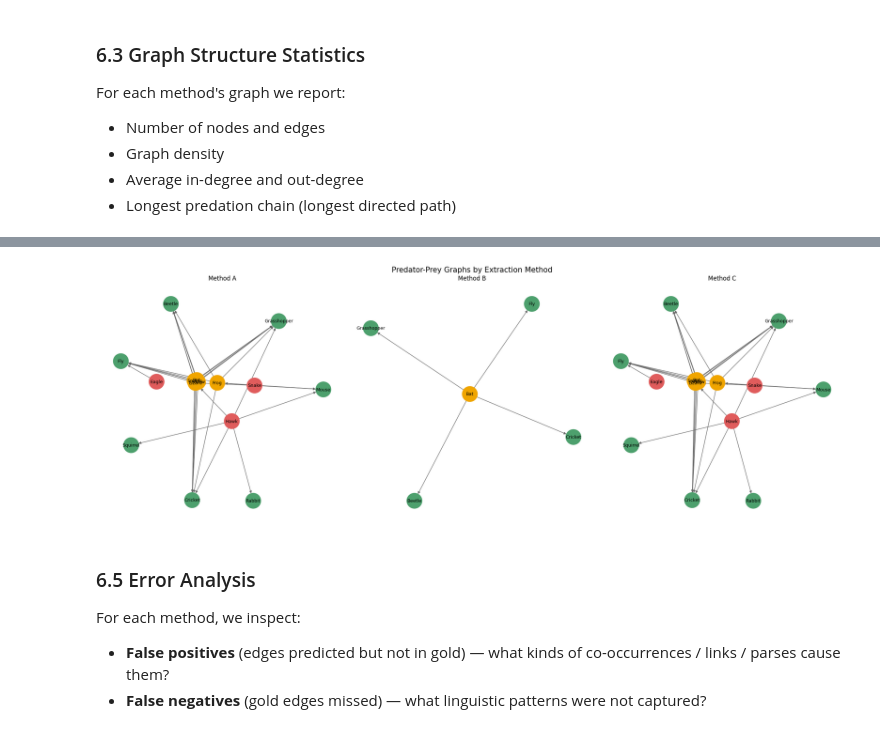
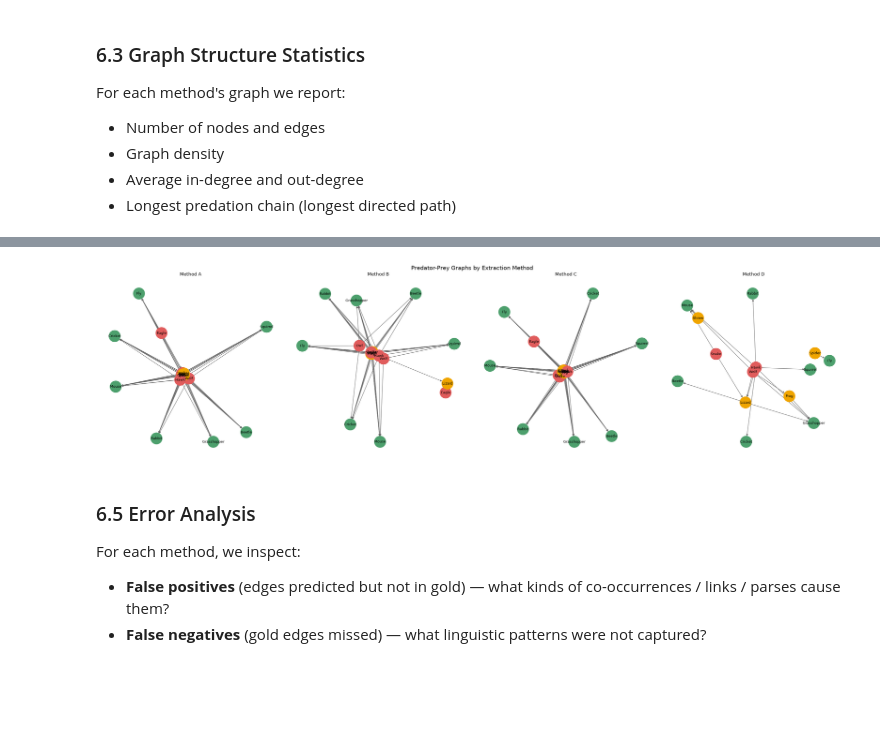
Before and after one commit to MAI-Glockchen/Natural_Language_Processing, a Jupyter notebook: Project2/Code/who_hunts_who.ipynb, the cells around one changed output, grey strips where cells are left out. Drawn from its saved outputs; the diff is of its cells as text; code cells hidden in the pictures; blank space fills up the shorter version.

Commit message:
adjusted methods and added a new one

```diff
--- a/Project2/Code/who_hunts_who.ipynb
+++ b/Project2/Code/who_hunts_who.ipynb
@@ -912,9 +1042,6 @@ source_set, target_set = get_allowed_edge_sets(PREDATORS, MID_LEVEL, PREY)
 allowed_targets_by_source = get_allowed_targets_by_source(PREDATORS, MID_LEVEL, PREY)
 all_animals_set = set(ALL_ANIMALS)
 category_to_animals = build_category_to_animals(ALL_ANIMALS)
-mid_level_set = set(MID_LEVEL)
-# Example profile: balanced expansion limited to insect class for mid-level sources.
-balanced_categories = {"insect"}
 
 
 def _phrase_to_regex(phrase):
@@ -953,6 +1080,7 @@ def _past_participle(verb):
 
 
 def _build_openie_patterns_from_cues():
+    """IMPROVED: Build comprehensive OpenIE patterns with better coverage."""
     relation_cues = {cue.lower() for cue in (set(PREDATION_PHRASES) | set(PREDATION_KEYWORDS)) if cue.strip()}
     relation_patterns = sorted({_phrase_to_regex(cue) for cue in relation_cues}, key=len, reverse=True)
 
@@ -966,7 +1094,8 @@ def _build_openie_patterns_from_cues():
         if verb in {"feed", "predate"}:
             passive_cores.add(pp + r"\s+on")
         for core in passive_cores:
-            passive_patterns.add(rf"(?:is|are|was|were)\s+{core}\s+by")
+            passive_patterns.add(rf"(?:is|are|was|were|being|been)\s+{core}\s+by")
+            passive_patterns.add(rf"(?:be|been)\s+{core}\s+by")
 
     return relation_patterns, sorted(passive_patterns, key=len, reverse=True)
 
@@ -998,47 +1127,46 @@ def _mentions_other_source(sentence_lower, source):
     return False
 
 
-def openie_relation_match(source, prey, sentence_lower):
+def openie_relation_match(source, prey, sentence_lower, max_dist=180, implicit_max_dist=220):
+    """Method C IMPROVED: Better relation matching with flexible distances."""
     if not mentions_entity(sentence_lower, prey):
         return False
     if is_taxonomy_statement(sentence_lower):
         return False
+    if is_negated_predation(sentence_lower):
+        return False
 
     src, tgt = _entity_regex(source), _entity_regex(prey)
+    noisy_patterns = {"food chain", "food web", "example", "such as", "like", "type of", "kind of", "includes"}
 
-    # Explicit source-based matching (main path).
     if mentions_entity(sentence_lower, source):
         if has_reverse_blocker(source, prey, sentence_lower):
             return False
 
-        active_direct = re.search(rf"\b{src}\b[\s\S]{{0,180}}(?:{REL_REGEX.pattern})[\s\S]{{0,220}}\b{tgt}\b", sentence_lower)
+        active_direct = re.search(rf"\b{src}\b[\s\S]{{0,{max_dist}}}(?:{REL_REGEX.pattern})[\s\S]{{0,{max_dist}}}\b{tgt}\b", sentence_lower)
         if active_direct:
             return True
 
         src_hits = [m.start() for m in re.finditer(rf"\b{src}\b", sentence_lower)]
         for rel_match in REL_REGEX.finditer(sentence_lower):
             rel_pos = rel_match.start()
-            if min(abs(rel_pos - s_pos) for s_pos in src_hits) > 220:
+            if min(abs(rel_pos - s_pos) for s_pos in src_hits) > max_dist:
                 continue
-            relation_scope = _first_clause_after(sentence_lower, rel_match.end(), max_len=260)
-            if mentions_entity(relation_scope, prey):
+            relation_scope = _first_clause_after(sentence_lower, rel_match.end(), max_len=implicit_max_dist)
+            if mentions_entity(relation_scope, prey) and not any(noisy in relation_scope for noisy in noisy_patterns):
                 return True
 
-        passive = re.search(rf"\b{tgt}\b[\s\S]{{0,180}}(?:{PASSIVE_REGEX.pattern})[\s\S]{{0,140}}\b{src}\b", sentence_lower)
+        passive = re.search(rf"\b{tgt}\b[\s\S]{{0,{max_dist}}}(?:{PASSIVE_REGEX.pattern})[\s\S]{{0,{max_dist}}}\b{src}\b", sentence_lower)
         return passive is not None
 
-    # Implicit page-subject main-path matching, tightened for precision.
     if _mentions_other_source(sentence_lower, source):
         return False
     if PASSIVE_REGEX.search(sentence_lower):
         return False
 
     for rel_match in IMPLICIT_REL_REGEX.finditer(sentence_lower):
-        relation_scope = _first_clause_after(sentence_lower, rel_match.end(), max_len=200)
-        if mentions_entity(relation_scope, prey):
-            # Additional precision guard: avoid generic catch-all list tails.
-            if any(noisy in relation_scope for noisy in ["small game", "other type", "variety of"]):
-                continue
+        relation_scope = _first_clause_after(sentence_lower, rel_match.end(), max_len=implicit_max_dist)
+        if mentions_entity(relation_scope, prey) and not any(noisy in relation_scope for noisy in noisy_patterns):
             return True
 
     return False
@@ -1050,26 +1178,25 @@ def has_strong_category_cue(sentence_lower):
 
 edges_C = set()
 for source in source_set:
-    text = wiki_corpus.get(source, {}).get("text", "")
+    text = wiki_corpus.get(source, {}).get("clean_text", "")
     for s in map(str.lower, split_sentences(text)):
         explicit_added = False
 
         for prey in target_set:
             if source == prey or prey not in allowed_targets_by_source.get(source, set()):
                 continue
-            if openie_relation_match(source, prey, s):
+            if openie_relation_match(source, prey, s, max_dist=180, implicit_max_dist=220):
                 add_non_self_edge(edges_C, source, prey)
                 explicit_added = True
 
-        # Category expansion remains gated and secondary to explicit OpenIE matches.
         if not explicit_added and mentions_entity(s, source) and has_strong_category_cue(s):
             for prey in balanced_category_expansion(
                 s,
                 source,
                 all_animals_set,
                 category_to_animals,
-                allowed_categories=balanced_categories,
-                source_allowlist=mid_level_set,
+                allowed_categories=None,
+                source_allowlist=None,
             ):
                 if prey in target_set and prey in allowed_targets_by_source.get(source, set()) and not has_reverse_blocker(source, prey, s):
                     add_non_self_edge(edges_C, source, prey)
@@ -1191,27 +1421,27 @@ results.set_index('method')[['precision','recall','f1']].plot(kind='bar')
 # %%
 import matplotlib.pyplot as plt
 
-fig, axs = plt.subplots(1, 3, figsize=(21, 7), constrained_layout=True)
-for ax, g, t in zip(axs, [graph_A, graph_B, graph_C], ["Method A", "Method B", "Method C"]):
+fig, axs = plt.subplots(1, 4, figsize=(28, 7), constrained_layout=True)
+for ax, g, t in zip(axs, [graph_A, graph_B, graph_C, graph_D], ["Method A", "Method B", "Method C", "Method D"]):
     node_colors = [TROPHIC_COLOR.get(node, "#8da0cb") for node in g.nodes()]
     pos = nx.spring_layout(g, seed=42)
     nx.draw(
         g,
         ax=ax,
         pos=pos,
         with_labels=True,
         node_size=950,
         font_size=9,
         arrows=True,
         edge_color="#666666",
         node_color=node_colors,
     )
     ax.set_title(t, fontsize=12)
 
 plt.suptitle("Predator-Prey Graphs by Extraction Method", fontsize=15, y=1.03)
 plt.show()
 # %% [output]
-[figure, old version]
+[figure, new version]
 # %% [markdown]
 ### 6.5 Error Analysis
 
```
Also changed, not shown: parts of 24 cells of this notebook, 3 other files.
